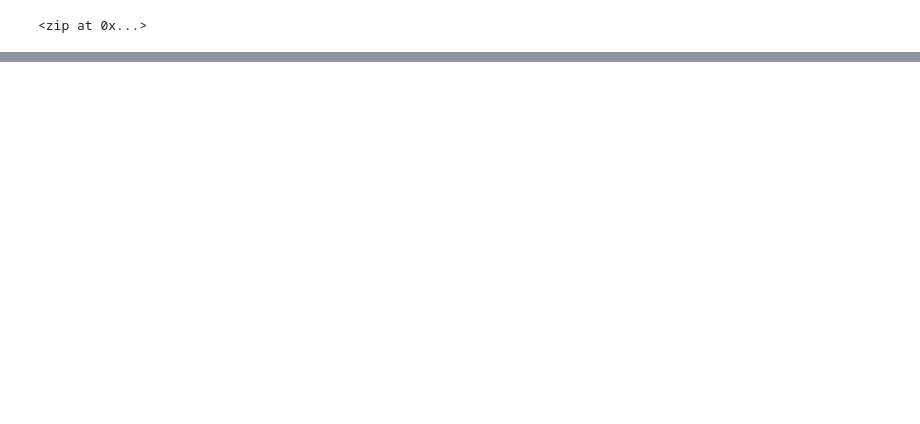
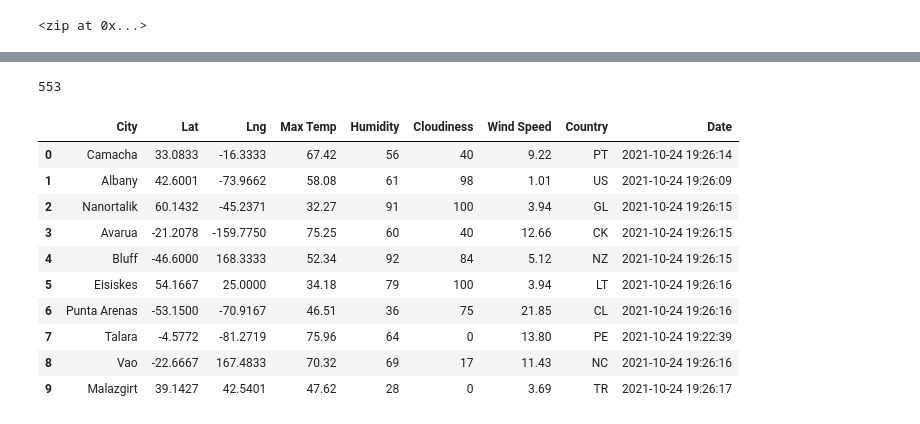
Before and after one commit to jasminpattschull/World_Weather_Analysis, a Jupyter notebook: WeatherPy.ipynb, the cells around one changed output, grey strips where cells are left out. Saved outputs shown, nothing was run; the diff lists cells and outputs as text; code cells hidden in the pictures; blank space fills up the shorter version.

```diff
--- a/WeatherPy.ipynb
+++ b/WeatherPy.ipynb
@@ -35,0 +43,14 @@ len(cities)
+# %%
+#Starting URL for Weather Map API Call.
+url = "http://api.openweathermap.org/data/2.5/weather?units=Imperial&APPID=" + weather_api_key
+
+#Create an empty list to hold the weather data.
+city_data = []
+
+#Print the beginning of the logging.
+print("Beginning Data Retrieval     ")
+print("-----------------------------")
+
+#Create counters.
+record_count = 1
+set_count = 1
@@ -35,0 +60,2 @@ len(cities)
+# %%
+url = "http://api.openweathermap.org/data/2.5/weather?units=Imperial&APPID=" + weather_api_key + "&q="
@@ -35,0 +131,19 @@ len(cities)
+# %%
+len(city_data)
+# %% [output]
+553
+# %%
+city_data_df = pd.DataFrame(city_data)
+city_data_df.head(10)
+# %% [output]
+|  | City | Lat | Lng | Max Temp | Humidity | Cloudiness | Wind Speed | Country | Date |
+| 0 | Camacha | 33.0833 | -16.3333 | 67.42 | 56 | 40 | 9.22 | PT | 2021-10-24 19:26:14 |
+| 1 | Albany | 42.6001 | -73.9662 | 58.08 | 61 | 98 | 1.01 | US | 2021-10-24 19:26:09 |
+| 2 | Nanortalik | 60.1432 | -45.2371 | 32.27 | 91 | 100 | 3.94 | GL | 2021-10-24 19:26:15 |
+| 3 | Avarua | -21.2078 | -159.7750 | 75.25 | 60 | 40 | 12.66 | CK | 2021-10-24 19:26:15 |
+| 4 | Bluff | -46.6000 | 168.3333 | 52.34 | 92 | 84 | 5.12 | NZ | 2021-10-24 19:26:15 |
+| 5 | Eisiskes | 54.1667 | 25.0000 | 34.18 | 79 | 100 | 3.94 | LT | 2021-10-24 19:26:16 |
+| 6 | Punta Arenas | -53.1500 | -70.9167 | 46.51 | 36 | 75 | 21.85 | CL | 2021-10-24 19:26:16 |
+| 7 | Talara | -4.5772 | -81.2719 | 75.96 | 64 | 0 | 13.80 | PE | 2021-10-24 19:22:39 |
+| 8 | Vao | -22.6667 | 167.4833 | 70.32 | 69 | 17 | 11.43 | NC | 2021-10-24 19:26:16 |
+| 9 | Malazgirt | 39.1427 | 42.5401 | 47.62 | 28 | 0 | 3.69 | TR | 2021-10-24 19:26:17 |
```
Also changed, not shown: parts of 6 cells of this notebook, 3 other files.
